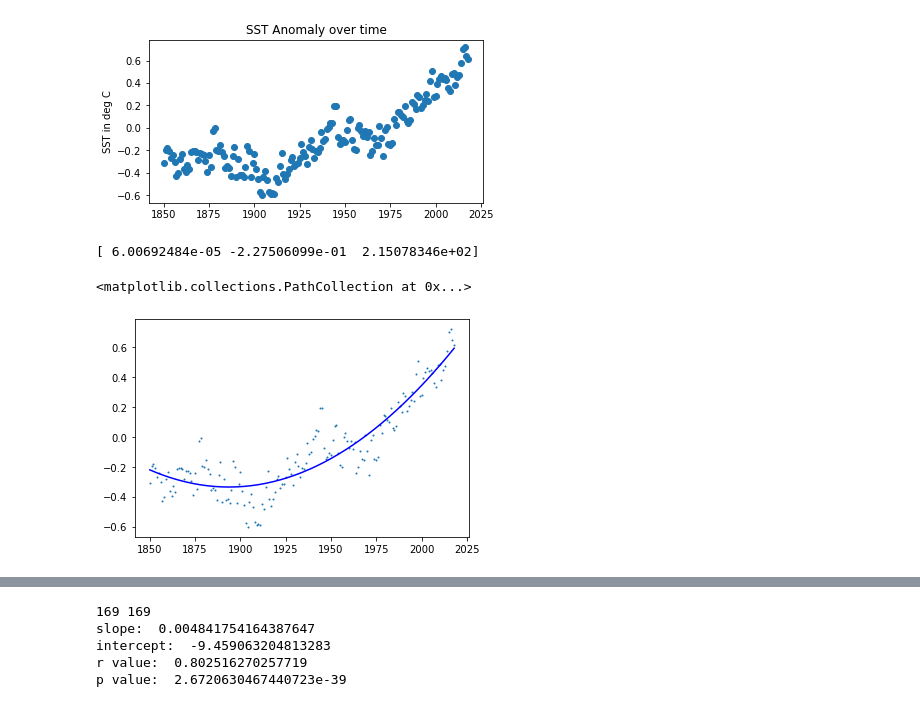
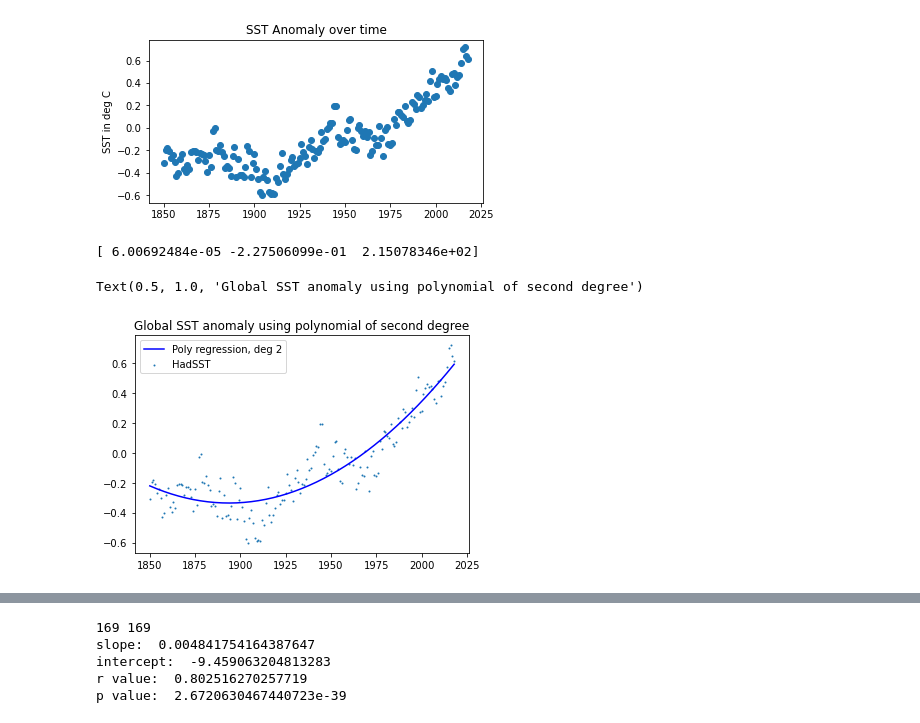
Before and after one commit to bndxn/macfiles, a Jupyter notebook: WS3/Polynomial regression on SST data.ipynb, the cells around one changed output, grey strips where cells are left out. Saved outputs shown, nothing was run; the diff lists cells and outputs as text; code cells hidden in the pictures.

```diff
--- a/WS3/WS3 - Polynomial curve.ipynb
+++ b/WS3/Polynomial regression on SST data.ipynb
@@ -25,20 +24,22 @@ ax.scatter(year,anomaly); ax.set(Title='SST Anomaly over time',ylabel='SST in de
 # %%
 # Plotting this using a polynomial function
 from numpy import polyfit
 x = year
 y = anomaly
 
 # Using degree 1 gives the same value as linear regression,
 u = polyfit(x, y, deg=2)
 y_pred = u[0] * x**2 + u[1] * x + u[2]
 print(u)
 
-plt.plot(x,y_pred,color='blue',label='fitted line')
+plt.plot(x,y_pred,color='blue',label='Poly regression, deg 2')
 plt.scatter(x,y,s=1,label='HadSST')
+plt.legend()
+plt.title('Global SST anomaly using polynomial of second degree')
 # %% [output]
 [ 6.00692484e-05 -2.27506099e-01  2.15078346e+02]
-<matplotlib.collections.PathCollection at 0x...>
+Text(0.5, 1.0, 'Global SST anomaly using polynomial of second degree')
-[figure, old version]
+[figure, new version]
 # %%
 # Trying this with a polynomial of degree 3 - gives low coeff for x^3 term
 u = polyfit(x, y, deg=3)
```
Also changed, not shown: parts of 3 cells of this notebook.
